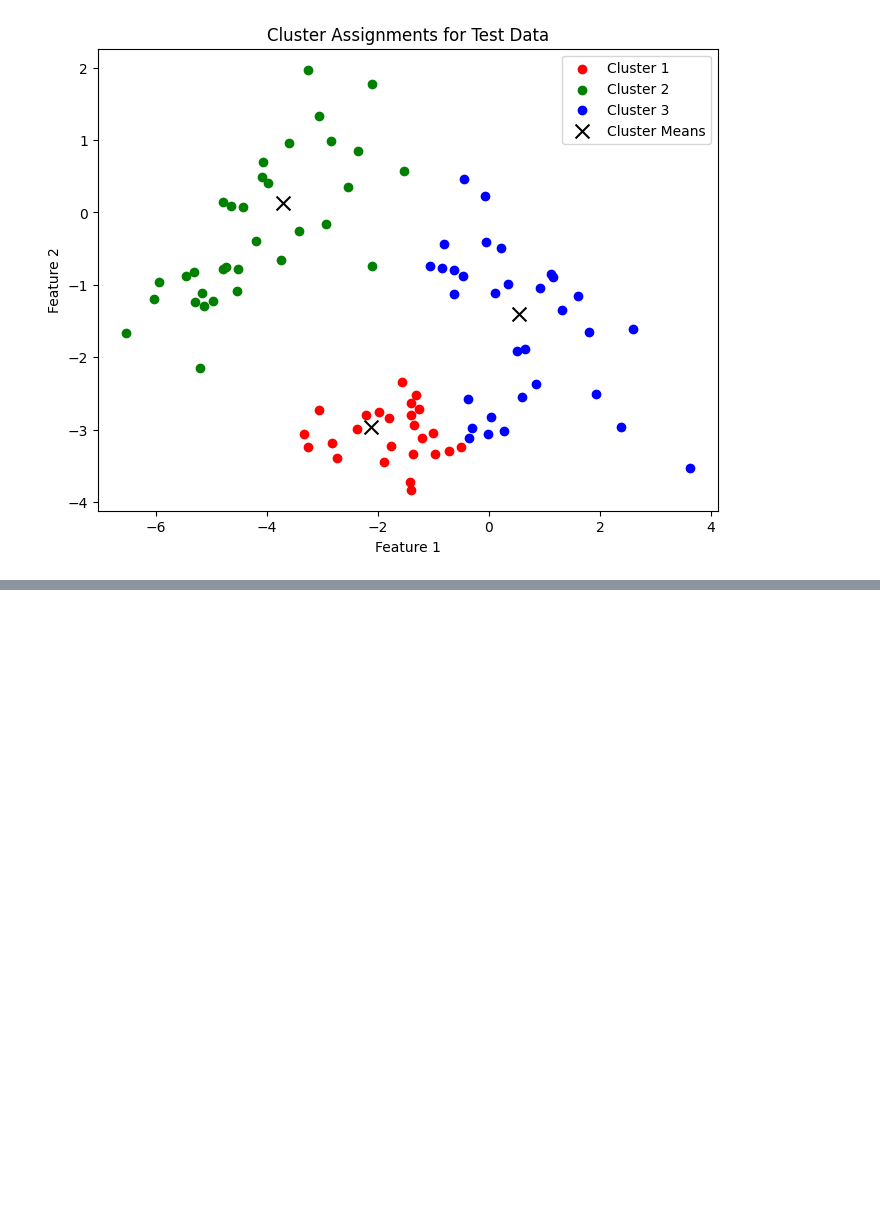
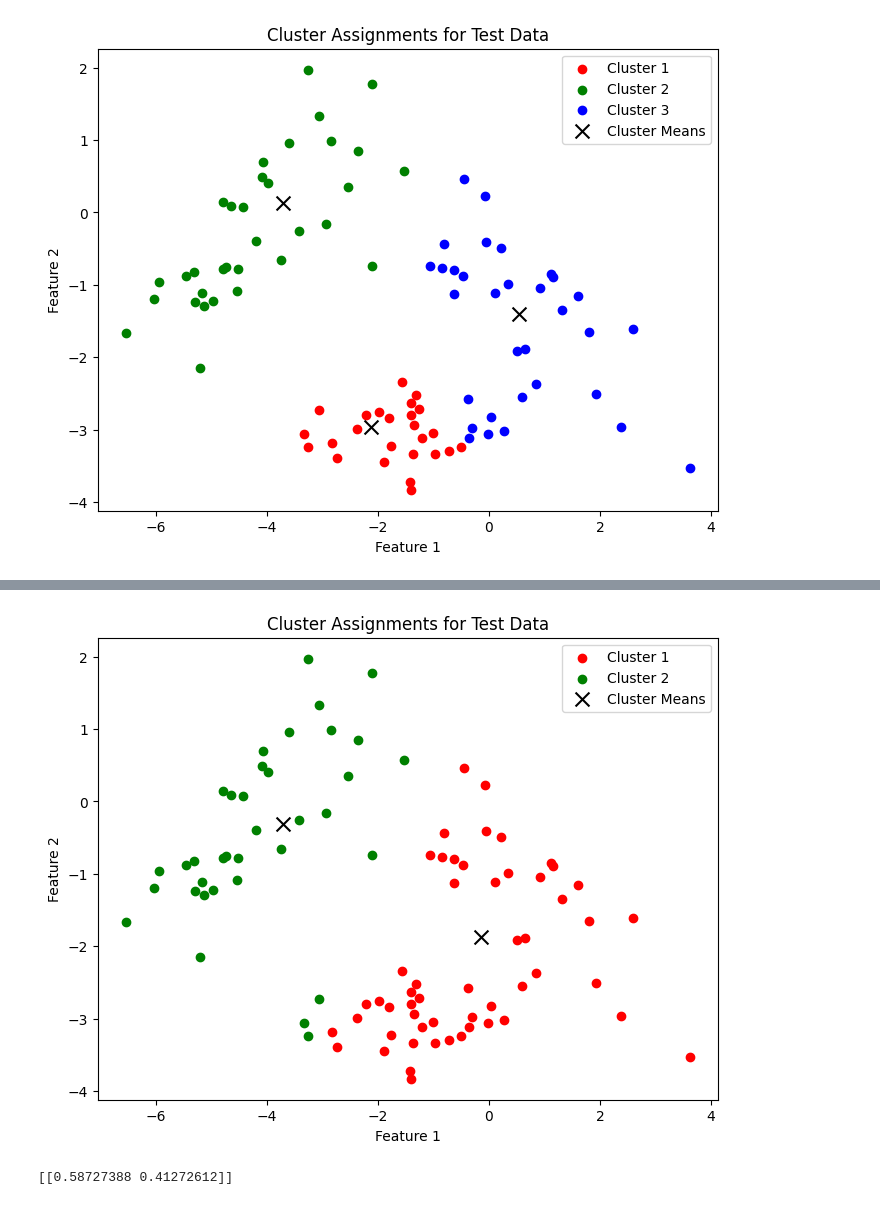
Before and after one commit to siskamahyuddin/uds-machine-learning-analytics, a Jupyter notebook: week3/homework_week3_siska.ipynb, the cells around one changed output, grey strips where cells are left out. Drawn from its saved outputs; the diff is of its cells as text; code cells hidden in the pictures; blank space fills up the shorter version.

```diff
--- a/week3/homework_week3_siska.ipynb
+++ b/week3/homework_week3_siska.ipynb
@@ -169,0 +341,65 @@ plt.show()
+# %%
+# Cluster = 2
+def exp_max(Iter, K, pdf, train, Xmat, W_Init, P_Init):
+    n, D = Xmat.shape
+    p = np.zeros((K, n))
+    W, P = W_Init, P_Init
+    for i in range(0,Iter):
+        # E-Step
+        for k in range(0,K):
+            p[k,:] = W[0,k]*pdf(P[:,k],Xmat)
+
+        # M-Step
+        p = (p/sum(p,0))
+        W = np.mean(p,1).reshape(1,2)
+        for k in range(0,K):
+            P[:,k] = train(p[k,:],Xmat)
+    return W, P, p
+
+# Weight changing
+train_ratio = 0.7
+
+np.random.seed(42)
+indices = np.arange(Xmat.shape[0])
+np.random.shuffle(indices)
+
+train_size = int(train_ratio * len(indices))
+train_idx = indices[:train_size]
+test_idx = indices[train_size:]
+
+X_train = Xmat[train_idx]
+X_test = Xmat[test_idx]
+
+K = 2
+W = np.array([[1/2, 1/2]])
+M  = np.array([[-2.0,-4],[-3,1]])
+
+W_final, P_final, p_train = exp_max(100, K, normal_pdf, normal_train, X_train, W, M)
+
+p_test = np.zeros((K, X_test.shape[0]))
+for k in range(K):
+    p_test[k,:] = W_final[0,k] * normal_pdf(P_final[:,k], X_test)
+
+p_test = p_test / np.sum(p_test, axis=0)
+
+test_cluster_assignment = np.argmax(p_test, axis=0)
+
+plt.figure(figsize=(8,6))
+
+colors = ['r', 'g', 'b']
+for k in range(K):
+    cluster_points = X_test[test_cluster_assignment == k]
+    plt.scatter(cluster_points[:,0], cluster_points[:,1], c=colors[k], label=f'Cluster {k+1}')
+
+plt.scatter(P_final[0,:], P_final[1,:], c='k', marker='x', s=100, label='Cluster Means')
+
+plt.title('Cluster Assignments for Test Data')
+plt.xlabel('Feature 1')
+plt.ylabel('Feature 2')
+plt.legend()
+plt.show()
+
+print(W_final)
+# %% [output]
+[figure, added]
+[[0.58727388 0.41272612]]
```
Also changed, not shown: parts of 17 cells of this notebook.
